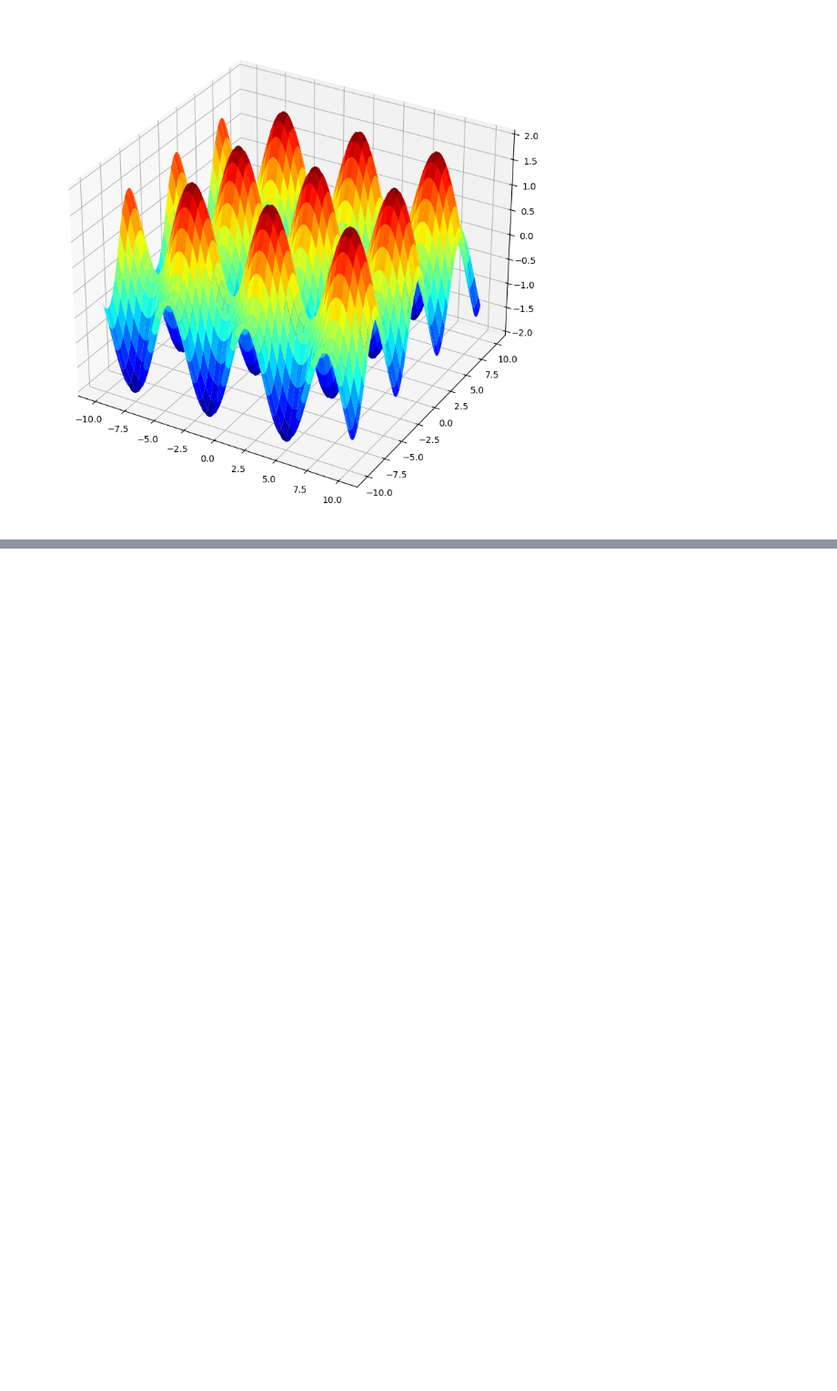
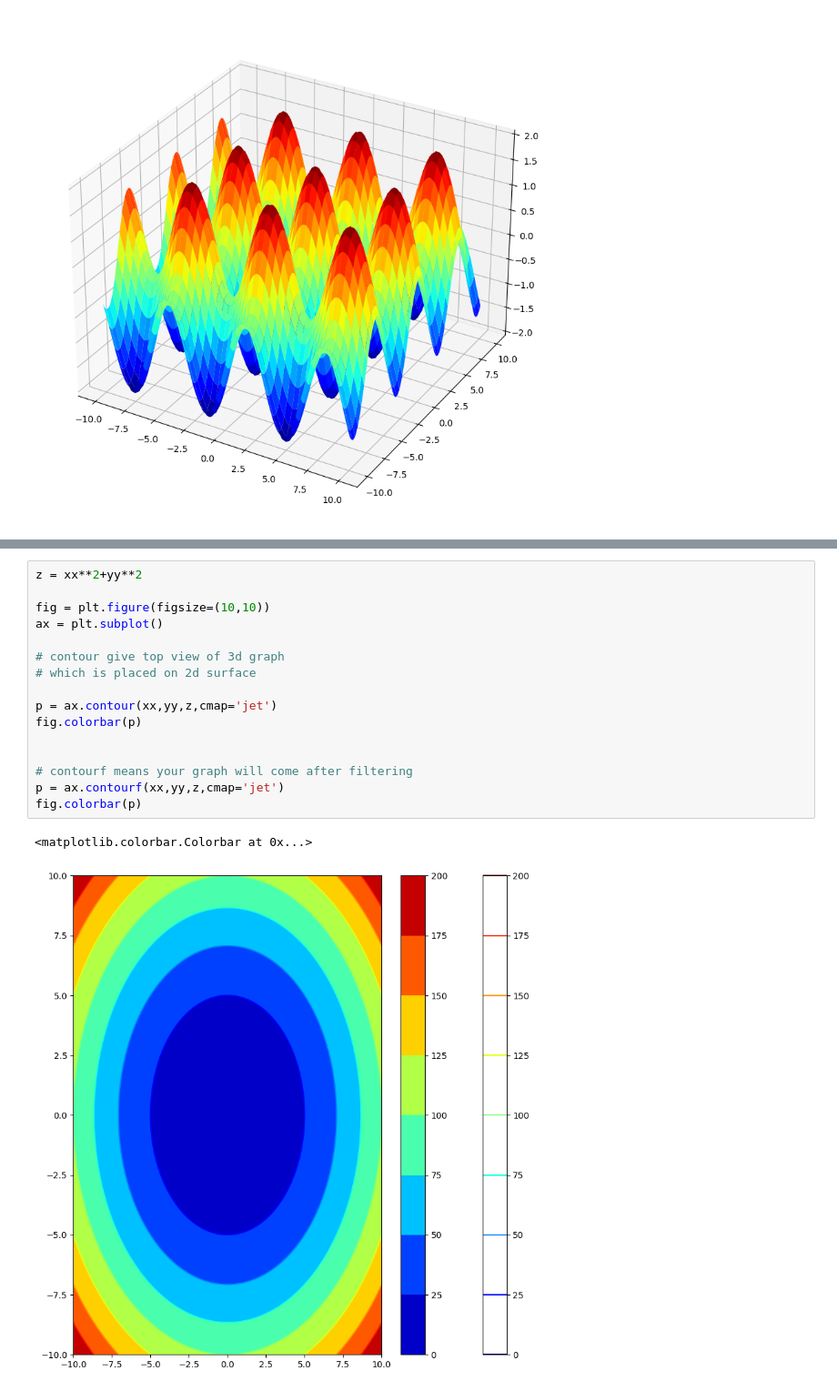
Before and after one commit to sourabh1909/ML-Codes, a Jupyter notebook: Matplot/Matplotlib/02_matplot.ipynb, the cells around one changed output, grey strips where cells are left out. Shown at 91% size. Cells and saved outputs as stored; diff of their text form; blank space fills up the shorter version.

```diff
--- a/Matplot/Matplotlib/02_matplot.ipynb
+++ b/Matplot/Matplotlib/02_matplot.ipynb
@@ -308,0 +318,19 @@ ax.plot_surface(xx,yy,z,cmap='jet')
+# %%
+z = xx**2+yy**2
+
+fig = plt.figure(figsize=(10,10))
+ax = plt.subplot()
+
+# contour give top view of 3d graph
+# which is placed on 2d surface
+
+p = ax.contour(xx,yy,z,cmap='jet')
+fig.colorbar(p)
+
+
+# contourf means your graph will come after filtering
+p = ax.contourf(xx,yy,z,cmap='jet')
+fig.colorbar(p)
+# %% [output]
+<matplotlib.colorbar.Colorbar at 0x...>
+[figure, added]
```
Also changed, not shown: parts of 3 cells of this notebook.
